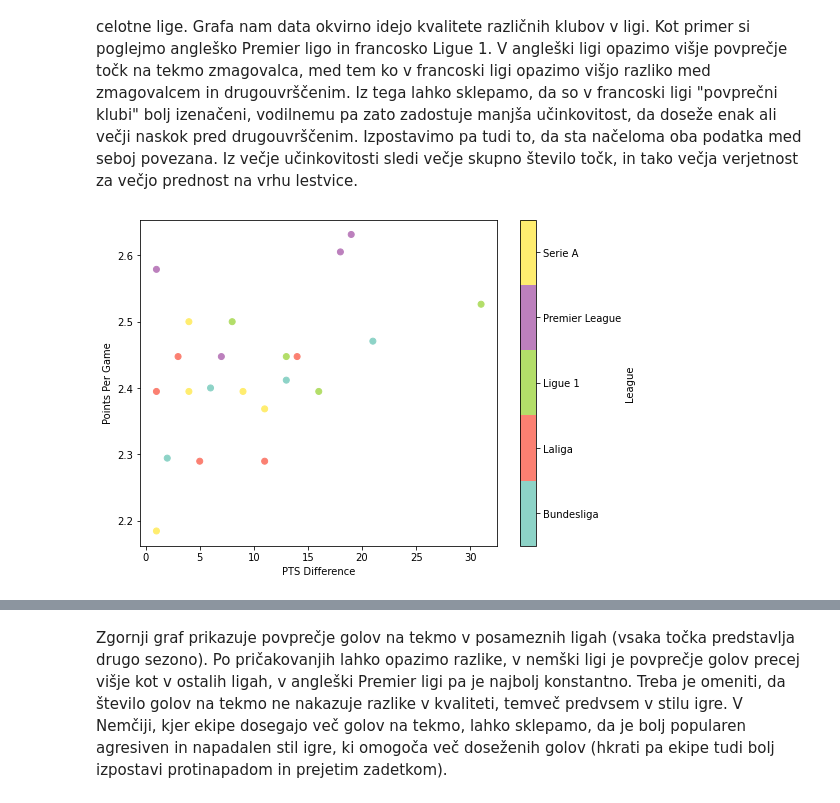
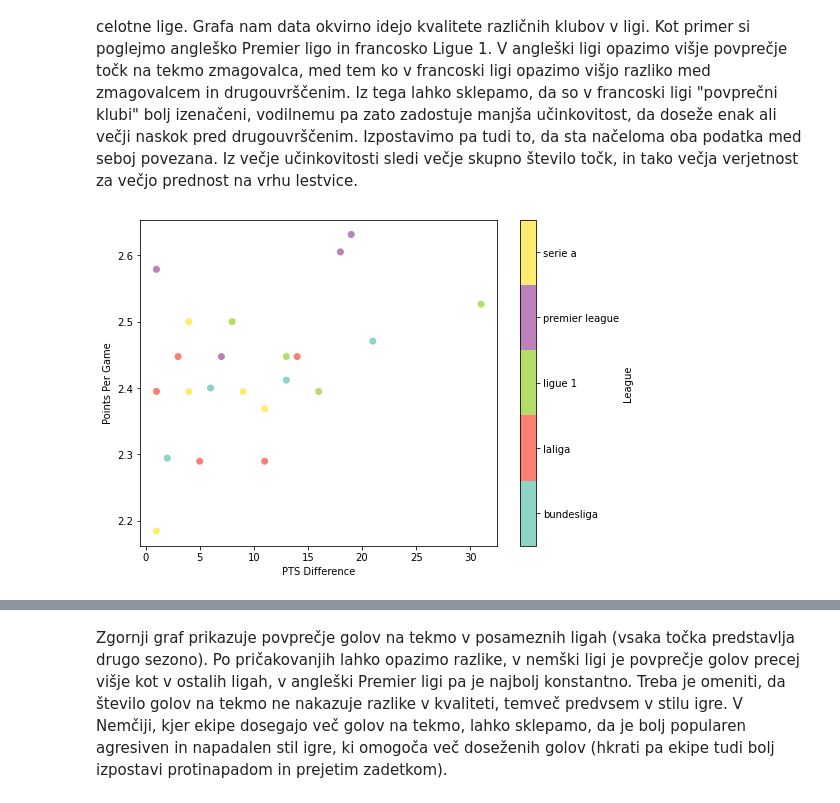
Before and after one commit to Babnik21/Nogometna-analiza, a Jupyter notebook: analiza.ipynb, the cells around one changed output, grey strips where cells are left out. Cells and saved outputs as stored; diff of their text form; code cells hidden in the pictures.

```diff
--- a/analiza.ipynb
+++ b/analiza.ipynb
@@ -16,7 +16,7 @@ from matplotlib.lines import Line2D
 #Uvozimo tabele
 paths = glob("tables/*.csv")
 league_paths = [paths[0:4], paths[4:9], paths[9:13], paths[13:17], paths[17:]]
-leagues = ["Bundesliga", "LaLiga", "Ligue 1", "Premier League", "Serie A"]
+leagues = ["bundesliga", "laliga", "ligue 1", "premier league", "serie a"]
 
 #Iz tabel izluščimo prednost prvouvščenega in njegovo povprečje točk na tekmo
 result = pandas.DataFrame({"League": [], "PTS Difference" : [], "Points Per Game" : []})
@@ -61,24 +61,24 @@ graphs_1(result)
 # %% [markdown]
 Levi graf prikazuje prednost prvouvrščenega pred naslednjim zasledovalcem na koncu sezone, desni graf pa prikazuje povprečje točk na tekmo prvouvrščenega. Velika razlika med 1. in 2. mestom nakazuje, da je bila ena ekipa izrazito boljša od konkurence. Število točk na tekmo pa je boljši pokazatelj kvalitete, saj je neodvisen od drugouvrščenega, ampak od celotne lige. Grafa nam data okvirno idejo kvalitete različnih klubov v ligi. Kot primer si poglejmo angleško Premier ligo in francosko Ligue 1. V angleški ligi opazimo višje povprečje točk na tekmo zmagovalca, med tem ko v francoski ligi opazimo višjo razliko med zmagovalcem in drugouvrščenim. Iz tega lahko sklepamo, da so v francoski ligi "povprečni klubi" bolj izenačeni, vodilnemu pa zato zadostuje manjša učinkovitost, da doseže enak ali večji naskok pred drugouvrščenim. Izpostavimo pa tudi to, da sta načeloma oba podatka med seboj povezana. Iz večje učinkovitosti sledi večje skupno število točk, in tako večja verjetnost za večjo prednost na vrhu lestvice.
 # %%
-league_dict = {"Bundesliga" : 1, "LaLiga" : 2, "Ligue 1" : 3, "Premier League" : 4, "Serie A" : 5}
+league_dict = {"bundesliga" : 1, "laliga" : 2, "ligue 1" : 3, "premier league" : 4, "serie a" : 5}
 def graph_1_colors(data):
     x = data["PTS Difference"].tolist()
     y = data["Points Per Game"].tolist()
     c = [league_dict[x] for x in result["League"].tolist()]
     f = plt.figure()
     f.set_figwidth(8)
     f.set_figheight(6)
     plt.scatter(x, y, c = c, cmap = plt.cm.get_cmap("Set3", 5))
     cbar = plt.colorbar(orientation = "vertical")
     cbar.set_label(label="League")
     cbar.set_ticks([1.4, 2.2, 3, 3.8, 4.6])
-    cbar.set_ticklabels(["Bundesliga", "Laliga", "Ligue 1", "Premier League", "Serie A"])
+    cbar.set_ticklabels(["bundesliga", "laliga", "ligue 1", "premier league", "serie a"])
     plt.xlabel("PTS Difference")
     plt.ylabel("Points Per Game")
     plt.show()
 graph_1_colors(result)
 # %% [output]
-[figure, old version]
+[figure, new version]
 # %%
 paths_2 = glob("data/*.csv")
```
Also changed, not shown: parts of 7 cells of this notebook.
